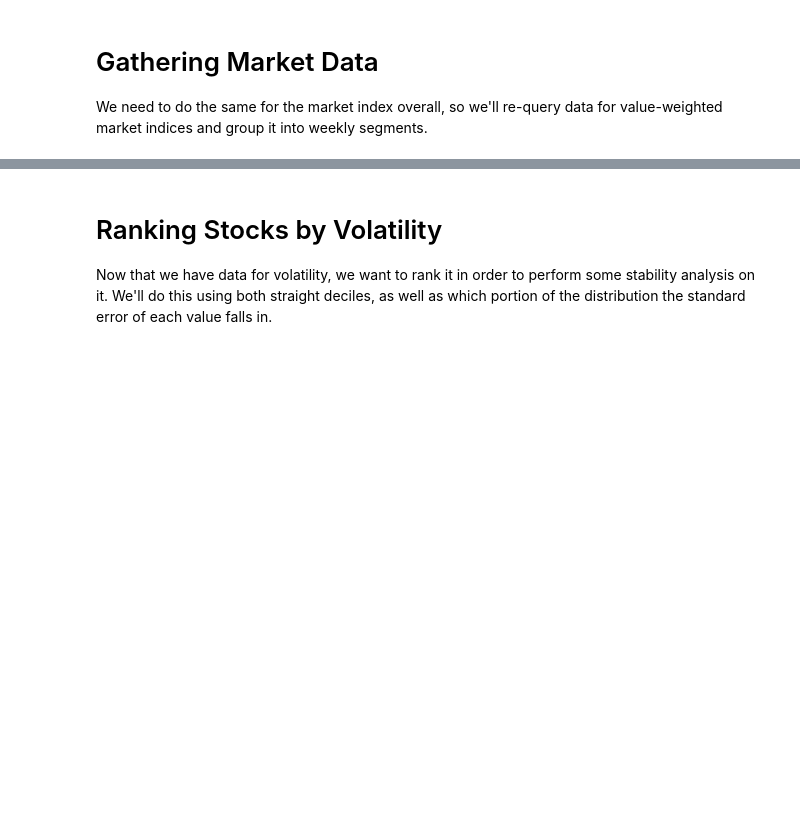
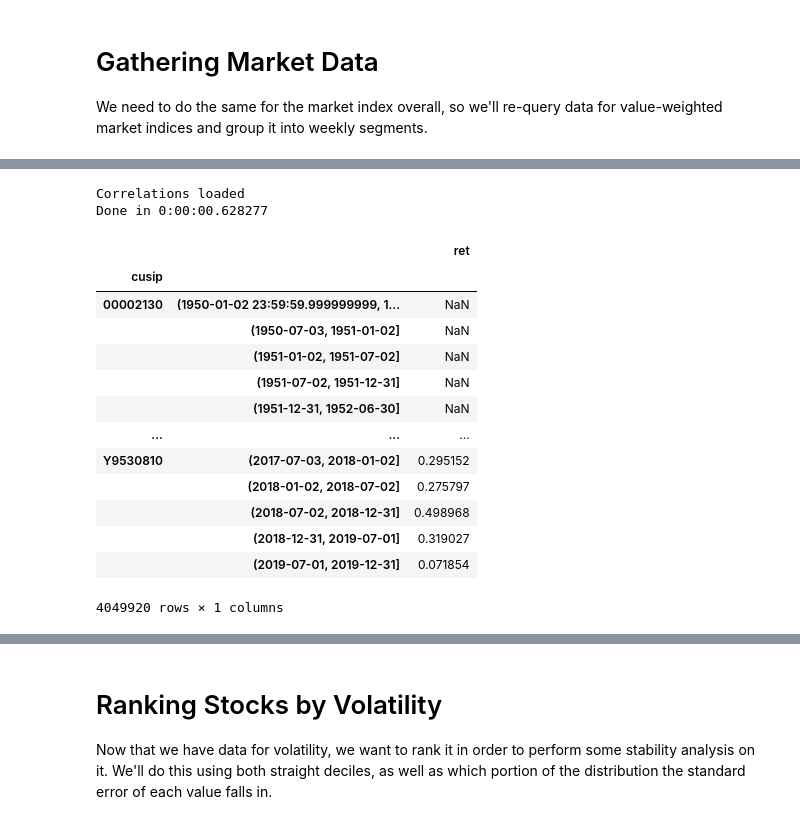
Before and after one commit to kaihvc/Risk_Project, a Jupyter notebook: Chapter 3 - Beta.ipynb, the cells around one changed output, grey strips where cells are left out. Cells and saved outputs as stored; diff of their text form; code cells hidden in the pictures; blank space fills up the shorter version.

```diff
--- a/Chapter 3 - Beta.ipynb
+++ b/Chapter 3 - Beta.ipynb
@@ -250,7 +233,7 @@ def beta_process_weekly(df, start_dt, end_dt):
 
     return weekly_rets
 # %%
-recalc = True
+recalc = False
 if recalc:
     exec_start = datetime.now()
     df_market_index = conn.get_table(library='crsp', table='dsi')
@@ -328,7 +256,6 @@ df_sample.groupby([df_sample.index.get_level_values(0),
 # %%
 def get_period_corrs(stock_weekly, market_weekly, periods):
 
-    dfs = []
     num_cusips = len(stock_weekly.index.levels[0])
     per_starts = pd.to_datetime([per[0] for per in periods] + [periods[-1][1] + timedelta(days=1)])
 
@@ -338,3 +265,11 @@ def get_period_corrs(stock_weekly, market_weekly, periods):
     final_df = final_df.agg({'ret': lambda x: np.corrcoef(x.values, market_weekly.loc[x.index.get_level_values(1)].values.flatten())[0][1]})
 
     return final_df
+
+def get_period_stds(market_weekly, periods):
+    per_starts = pd.to_datetime([per[0] for per in periods] + [periods[-1][1] + timedelta(days=1)])
+
+    dates = market_weekly.index
+    final_df = market_weekly.groupby(pd.cut(dates, per_starts, include_lowest=True)).std()
+
+    return final_df
@@ -381,0 +276,25 @@ Name: 1994-01-10 00:00:00, dtype: float64
+# %%
+recalc_corrs = False
+recalc_stds = True
+if recalc_corrs:
+    exec_start = datetime.now()
+    periods = get_periods(get_weeks(start_dt, end_dt))[:-2]
+    corr_df = get_period_corrs(weekly_rets, weekly_market, periods)
+    corr_df.to_csv('wrds_results/stock_market_correlations.csv')
+    print(f'Done in {str(datetime.now() - exec_start)}')
+else:
+    corr_df = pd.read_csv('wrds_results/stock_market_correlations.csv', index_col=[0, 1])
+    print('Correlations loaded')
+
+if recalc_stds:
+    exec_start = datetime.now()
+    periods = get_periods(get_weeks(start_dt, end_dt))[:-2]
+    market_stds = get_period_stds(weekly_market, periods)
+    market_stds.to_csv('wrds_results/market_stds.csv')
+    print(f'Done in {str(datetime.now() - exec_start)}')
+else:
+    market_stds = pd.read_csv('wrds_results/market_stds.csv', index_col=[0, 1])
+    print('Market standard deviations loaded')
+# %% [output]
+Correlations loaded
+Done in 0:00:00.628277
@@ -381,0 +303,17 @@ Name: 1994-01-10 00:00:00, dtype: float64
+# %%
+corr_df
+# %% [output]
+|  |  | ret |
+| cusip |  |  |
+| 00002130 | (1950-01-02 23:59:59.999999999, 1... | NaN |
+|  | (1950-07-03, 1951-01-02] | NaN |
+|  | (1951-01-02, 1951-07-02] | NaN |
+|  | (1951-07-02, 1951-12-31] | NaN |
+|  | (1951-12-31, 1952-06-30] | NaN |
+| ... | ... | ... |
+| Y9530810 | (2017-07-03, 2018-01-02] | 0.295152 |
+|  | (2018-01-02, 2018-07-02] | 0.275797 |
+|  | (2018-07-02, 2018-12-31] | 0.498968 |
+|  | (2018-12-31, 2019-07-01] | 0.319027 |
+|  | (2019-07-01, 2019-12-31] | 0.071854 |
+4049920 rows × 1 columns
```
Also changed, not shown: parts of 17 cells of this notebook, 1 other file.
